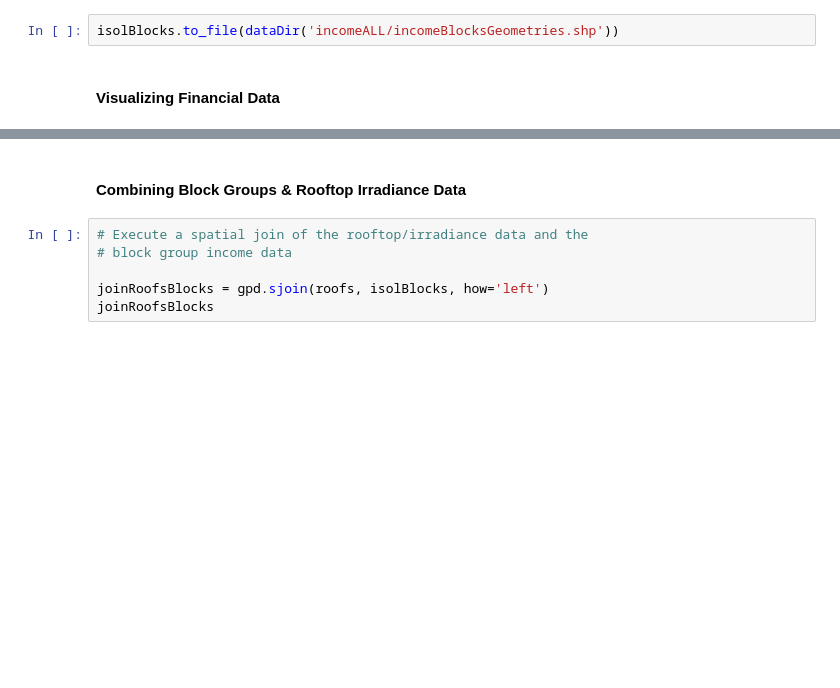
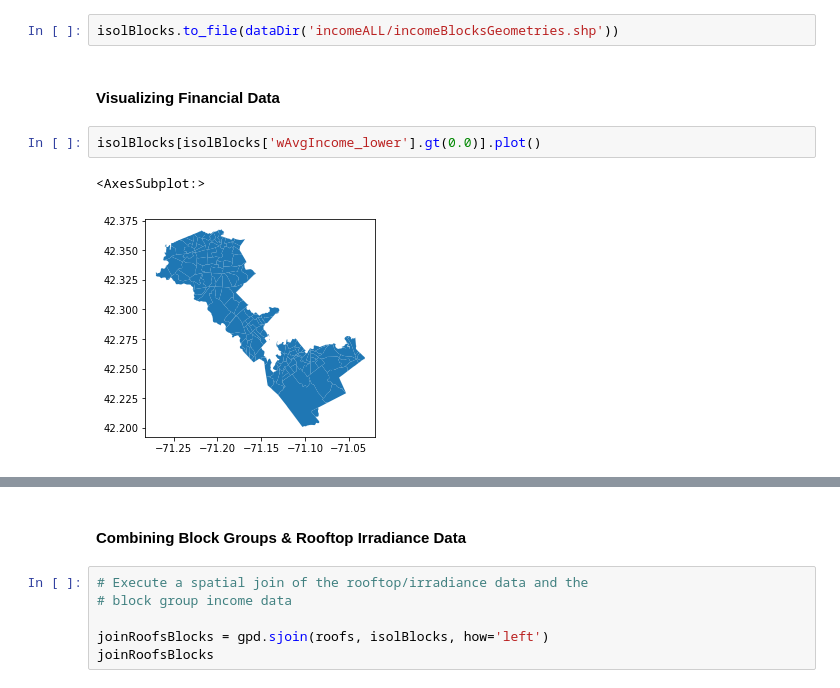
Before and after one commit to ghostpress/ma-solar, a Jupyter notebook: code/initViz.ipynb, the cells around one changed output, grey strips where cells are left out. Drawn from its saved outputs; the diff is of its cells as text; blank space fills up the shorter version.

```diff
--- a/code/initViz.ipynb
+++ b/code/initViz.ipynb
@@ -1007,6 +1011,11 @@ isolBlocks
 isolBlocks.to_file(dataDir('incomeALL/incomeBlocksGeometries.shp'))
 # %% [markdown]
 #### Visualizing Financial Data
+# %%
+isolBlocks[isolBlocks['wAvgIncome_lower'].gt(0.0)].plot()
+# %% [output]
+<AxesSubplot:>
+[figure, added]
 # %%
 fig7, ax7 = plt.subplots()
 fig7.set_size_inches(8, 8)
```
Also changed, not shown: parts of 12 cells of this notebook.
